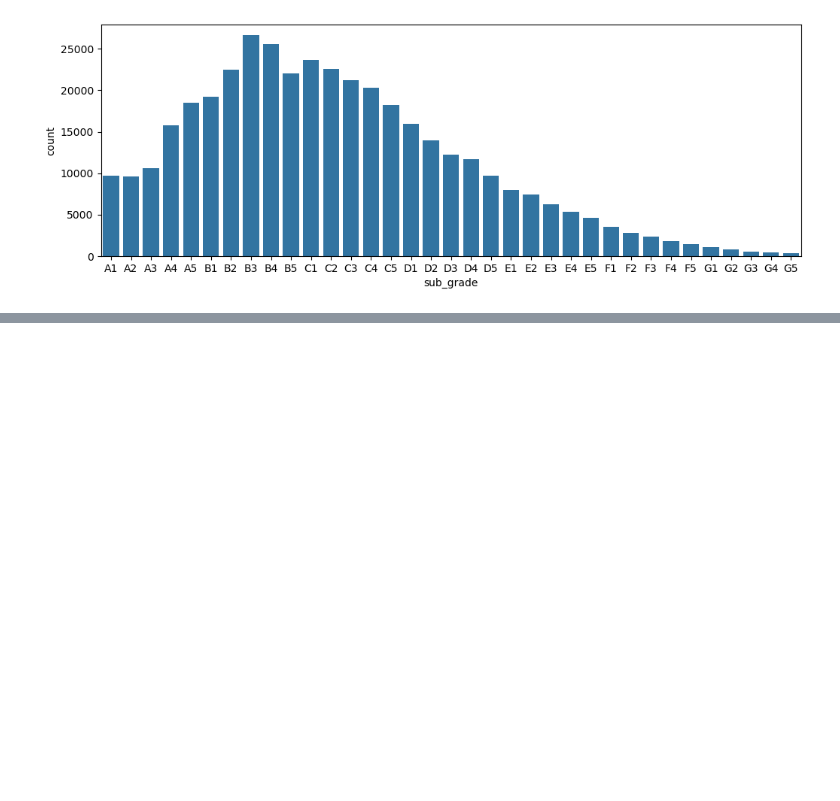
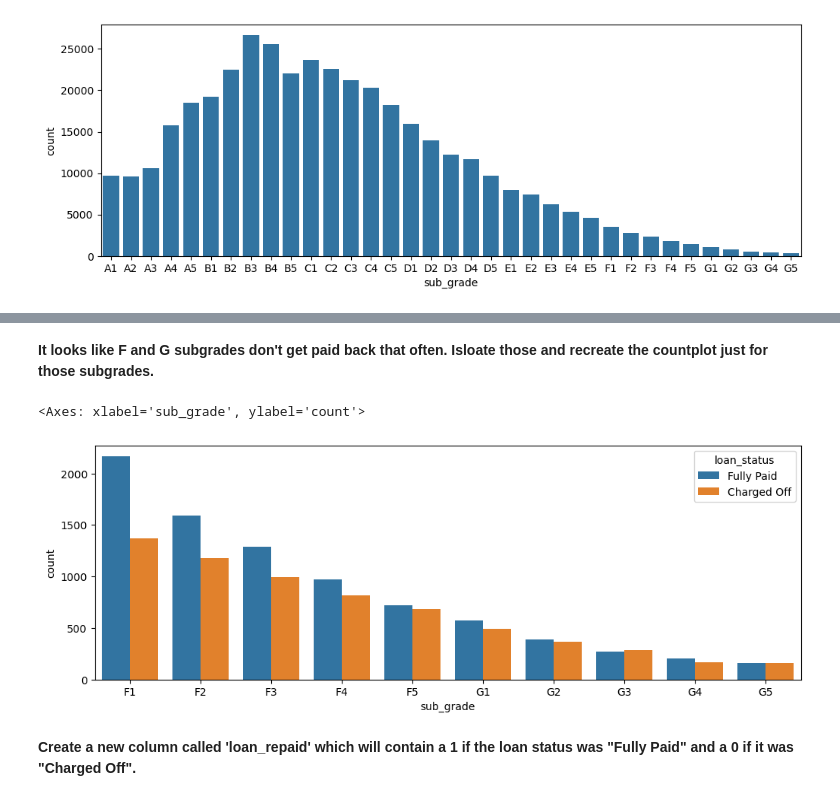
Before and after one commit to SKR18156592/Lendingclub-risk-prediction, a Jupyter notebook: lendingclub_loan_default_keras.ipynb, the cells around one changed output, grey strips where cells are left out. Cells and saved outputs as stored; diff of their text form; code cells hidden in the pictures; blank space fills up the shorter version.

```diff
--- a/lendingclub_loan_default_keras.ipynb
+++ b/lendingclub_loan_default_keras.ipynb
@@ -349,0 +358,13 @@ sns.countplot(x='sub_grade',data=df,order=subgrade_order)
+# %% [markdown]
+**It looks like F and G subgrades don't get paid back that often. Isloate those and recreate the countplot just for those subgrades.**
+# %%
+f_and_g = df[(df['grade']=='G') | (df['grade']=='F')]
+
+plt.figure(figsize=(12,4))
+subgrade_order = sorted(f_and_g['sub_grade'].unique())
+sns.countplot(x='sub_grade',data=f_and_g,order = subgrade_order,hue='loan_status')
+# %% [output]
+<Axes: xlabel='sub_grade', ylabel='count'>
+[figure, added]
+# %% [markdown]
+**Create a new column called 'loan_repaid' which will contain a 1 if the loan status was "Fully Paid" and a 0 if it was "Charged Off".**
```
Also changed, not shown: parts of 19 cells of this notebook.
